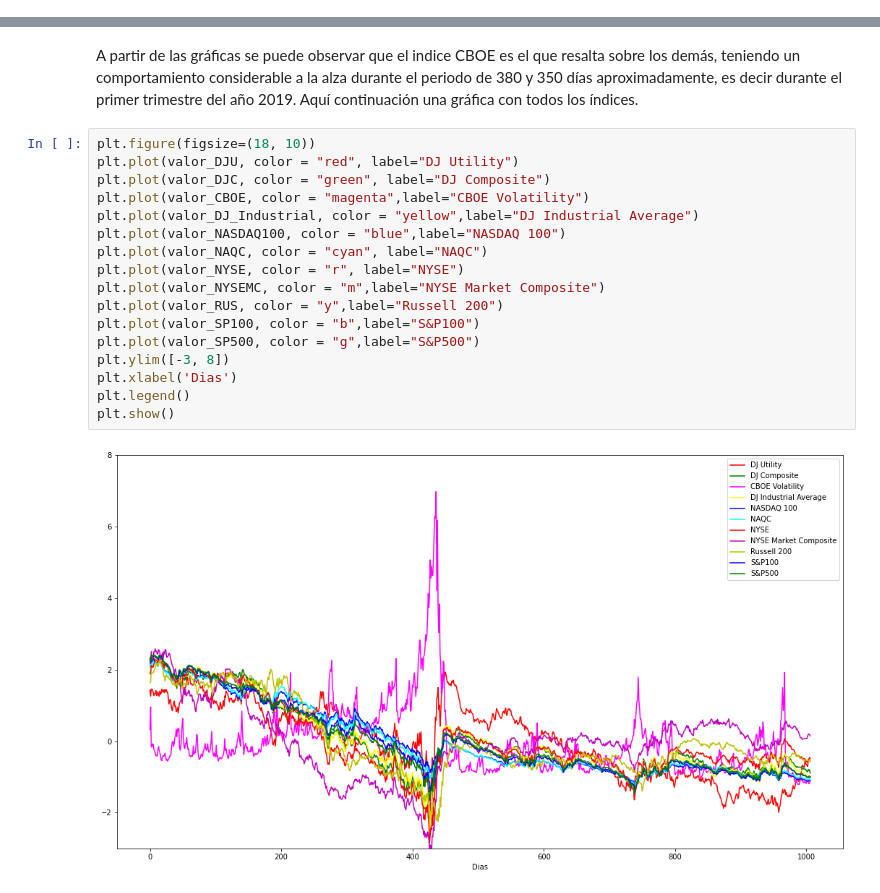
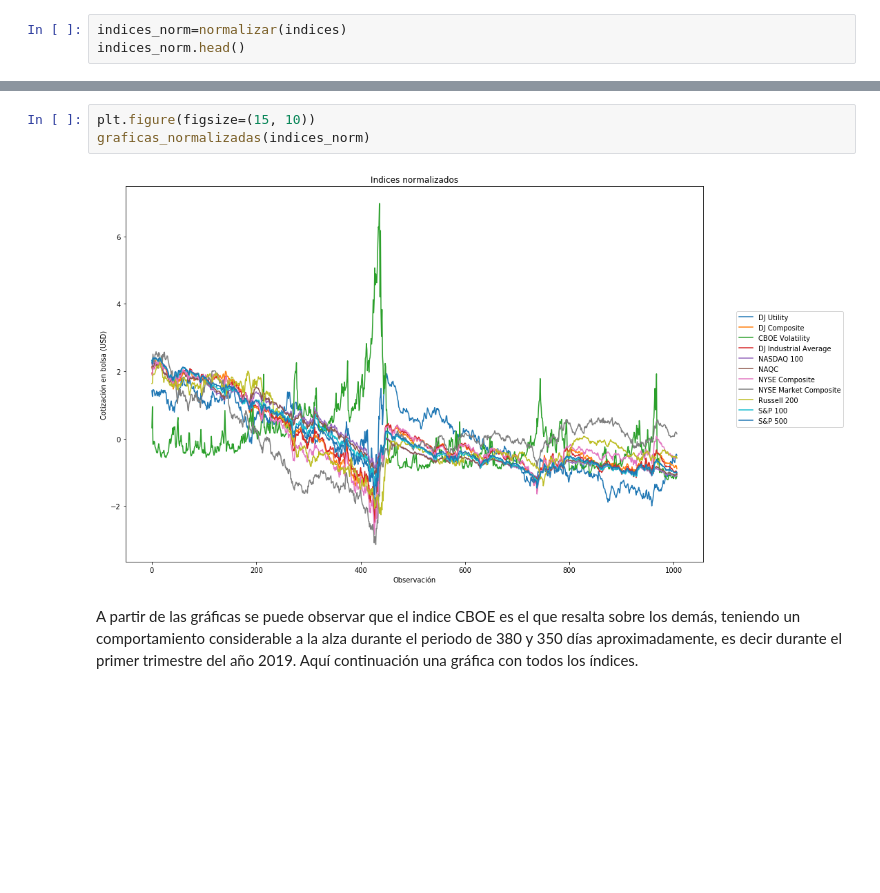
Before and after one commit to kennyldc/proyecto_final_opt21_eq8, a Jupyter notebook: solucion.ipynb, the cells around one changed output, grey strips where cells are left out. Cells and saved outputs as stored; diff of their text form; blank space fills up the shorter version.

```diff
--- a/solucion.ipynb
+++ b/solucion.ipynb
@@ -58,0 +12,3 @@ plt.show()
+# %%
+indices_norm=normalizar(indices)
+indices_norm.head()
@@ -59,21 +27,7 @@ plt.show()
+# %%
+plt.figure(figsize=(15, 10))
+graficas_normalizadas(indices_norm)
+# %% [output]
+[figure, added]
 # %% [markdown]
 A partir de las gráficas se puede observar que el indice CBOE es el que resalta sobre los demás, teniendo un comportamiento considerable a la alza durante el periodo de 380 y 350 días aproximadamente, es decir durante el primer trimestre del año 2019. Aquí continuación una gráfica con todos los índices.
-# %%
-plt.figure(figsize=(18, 10))
-plt.plot(valor_DJU, color = "red", label="DJ Utility")
-plt.plot(valor_DJC, color = "green", label="DJ Composite")
-plt.plot(valor_CBOE, color = "magenta",label="CBOE Volatility")
-plt.plot(valor_DJ_Industrial, color = "yellow",label="DJ Industrial Average")
-plt.plot(valor_NASDAQ100, color = "blue",label="NASDAQ 100")
-plt.plot(valor_NAQC, color = "cyan", label="NAQC")
-plt.plot(valor_NYSE, color = "r", label="NYSE")
-plt.plot(valor_NYSEMC, color = "m",label="NYSE Market Composite")
-plt.plot(valor_RUS, color = "y",label="Russell 200")
-plt.plot(valor_SP100, color = "b",label="S&P100")
-plt.plot(valor_SP500, color = "g",label="S&P500")
-plt.ylim([-3, 8])
-plt.xlabel('Dias')
-plt.legend()
-plt.show()
-# %% [output]
-[figure, removed]
```
Also changed, not shown: parts of 19 cells of this notebook.
